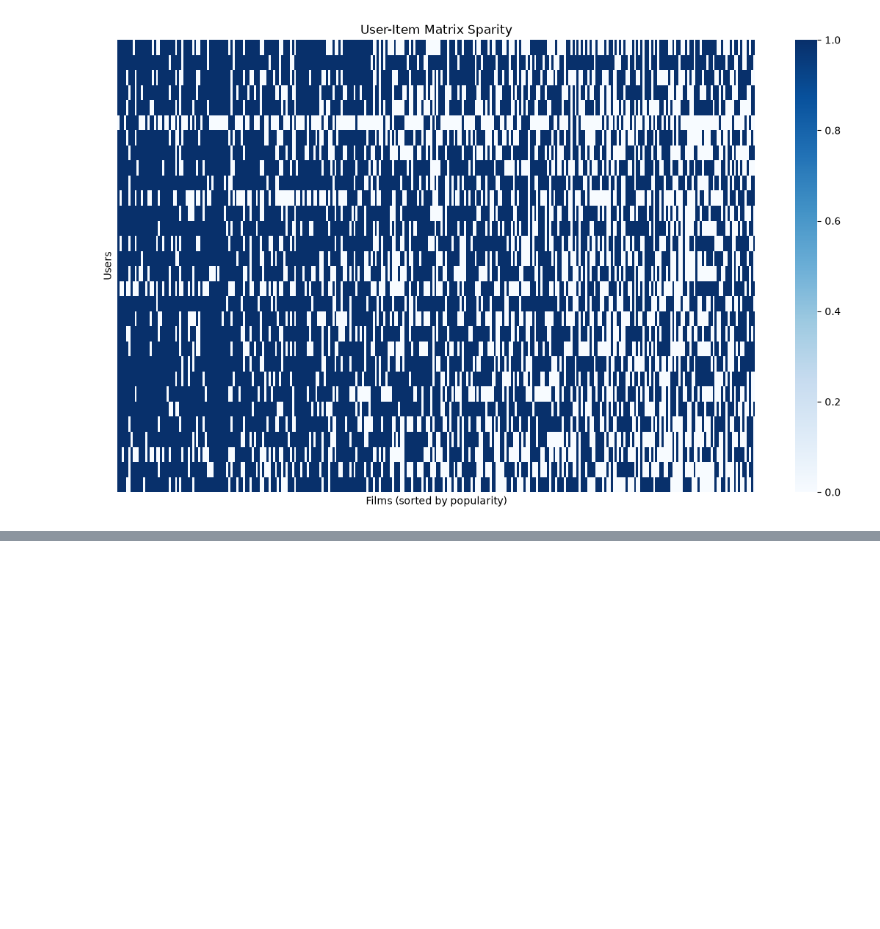
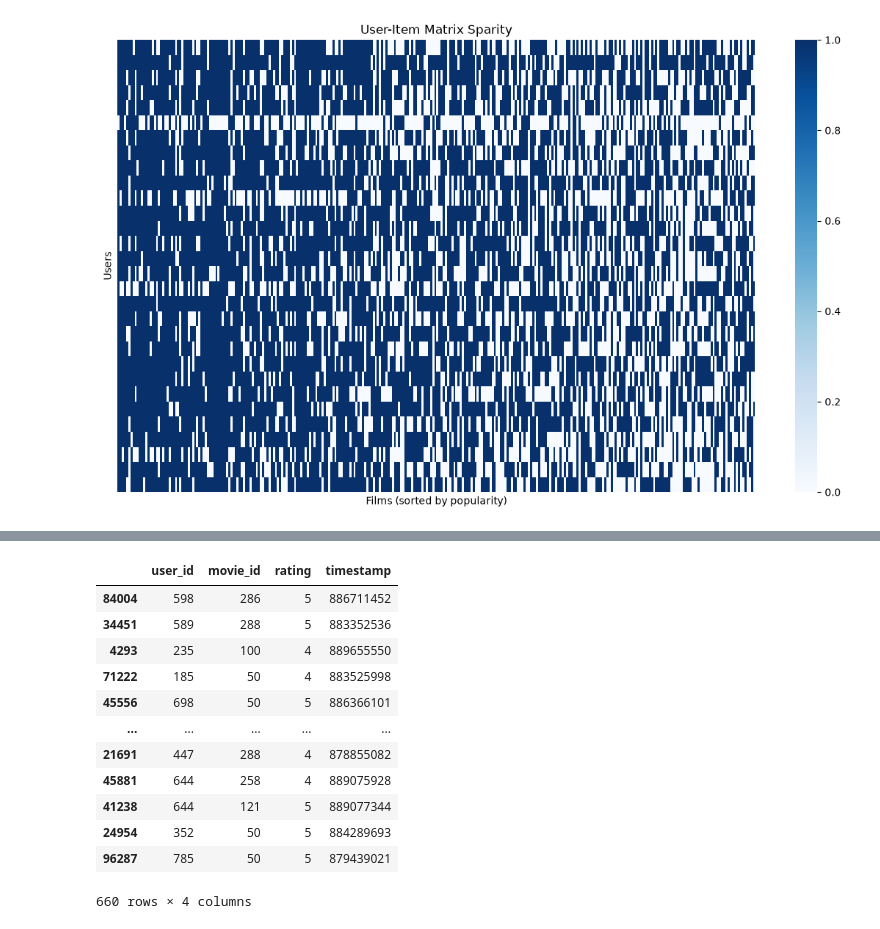
Before and after one commit to Ivampypy/movie-recsys, a Jupyter notebook: notebooks/EDA-notebook.ipynb, the cells around one changed output, grey strips where cells are left out. Saved outputs shown, nothing was run; the diff lists cells and outputs as text; code cells hidden in the pictures; blank space fills up the shorter version.

```diff
--- a/notebooks/EDA-notebook.ipynb
+++ b/notebooks/EDA-notebook.ipynb
@@ -358,0 +393,7 @@ Text(0.5, 1.0, 'User-Item Matrix Sparity')
+# %%
+rated_films_from_train=ratings.groupby("movie_id")["rating"].count()
+rated_films_from_train_df=rated_films_from_train.reset_index()
+rated_films_from_train_df.columns=["movie_id","count_rated"]
+rated_films_from_train_df=rated_films_from_train_df.sort_values("count_rated",ascending=False)
+top_10_films_fr_train=rated_films_from_train_df["movie_id"][:10].to_list()
+top_10_films_fr_train
@@ -358,0 +419,17 @@ Text(0.5, 1.0, 'User-Item Matrix Sparity')
+# %%
+hits=likes[likes["movie_id"].isin(top_10_films_fr_train)]
+hits
+# %% [output]
+|  | user_id | movie_id | rating | timestamp |
+| 84004 | 598 | 286 | 5 | 886711452 |
+| 34451 | 589 | 288 | 5 | 883352536 |
+| 4293 | 235 | 100 | 4 | 889655550 |
+| 71222 | 185 | 50 | 4 | 883525998 |
+| 45556 | 698 | 50 | 5 | 886366101 |
+| ... | ... | ... | ... | ... |
+| 21691 | 447 | 288 | 4 | 878855082 |
+| 45881 | 644 | 258 | 4 | 889075928 |
+| 41238 | 644 | 121 | 5 | 889077344 |
+| 24954 | 352 | 50 | 5 | 884289693 |
+| 96287 | 785 | 50 | 5 | 879439021 |
+660 rows × 4 columns
```
Also changed, not shown: parts of 6 cells of this notebook.
